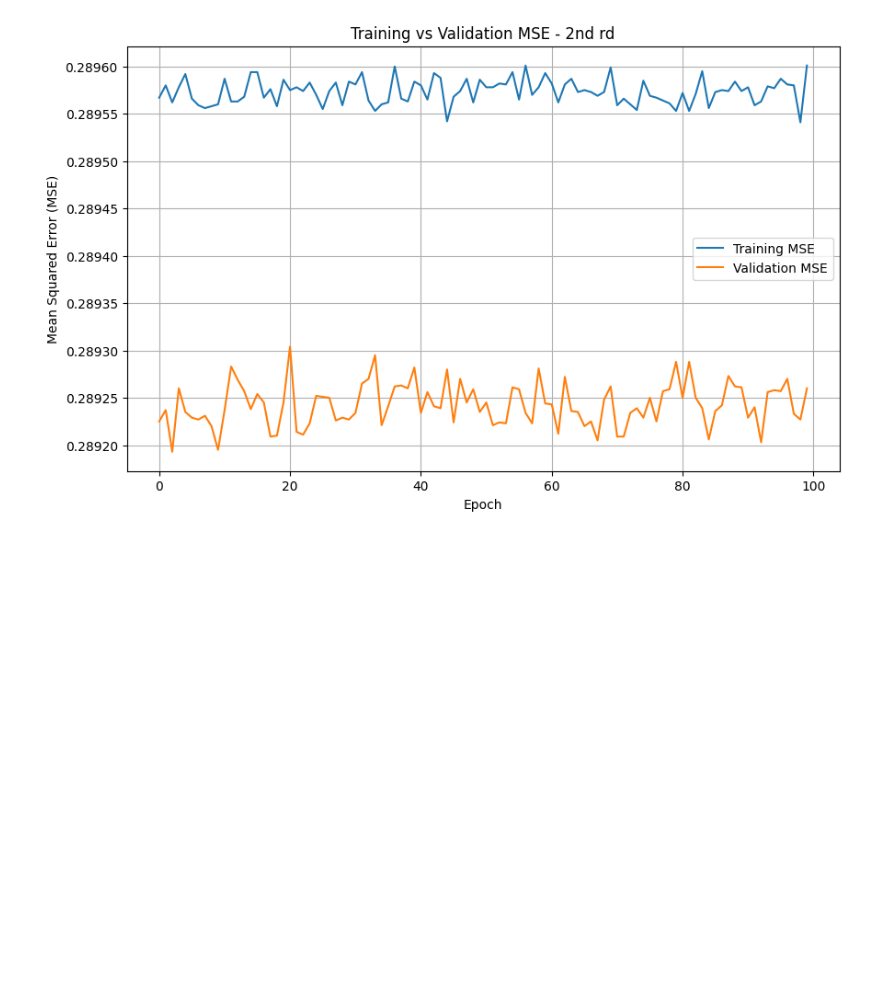
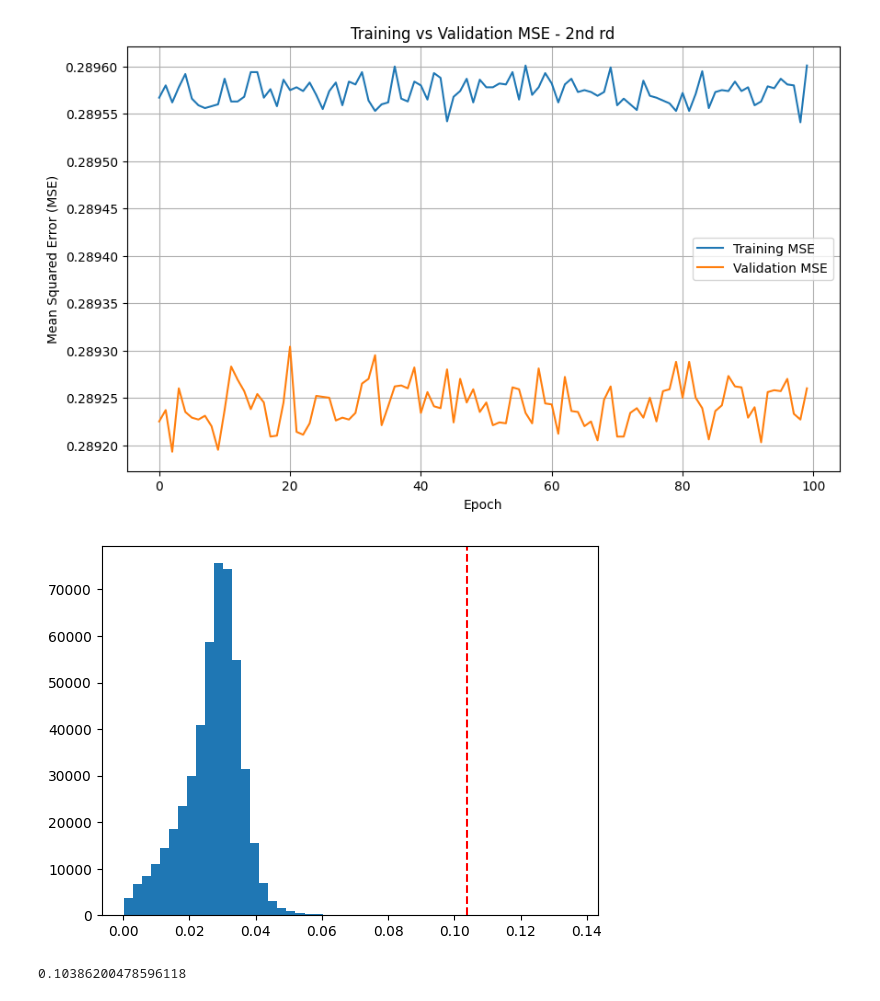
Before and after one commit to yutiachen5/Efficient_PLM_public, a Jupyter notebook: lambdanet_loss.ipynb, the cells around one changed output. Cells and saved outputs as stored; diff of their text form; code cells hidden in the pictures; blank space fills up the shorter version.

```diff
--- a/lambdanet_loss.ipynb
+++ b/lambdanet_loss.ipynb
@@ -487,3 +488,16 @@ plt.grid(True)
 plt.show()
 # %% [output]
 [figure]
+# %%
+df = pd.read_csv('/hpc/group/naderilab/eleanor/Efficient_PLM/prose/ALLY/saved_emb/re_reg_cos_lr_a_0.05_rd_0_pred.csv')
+# %%
+c = 50000/len(df)
+plt.hist(df['sorted_preds'], bins=50)
+plt.axvline(c, color='red', linestyle='--', label=f'selection quantile: {c:.2f}')
+plt.show()
+# %% [output]
+[figure, added]
+# %%
+50000/len(df)
+# %% [output]
+0.10386200478596118
```
Also changed, not shown: parts of 1 cell of this notebook.
